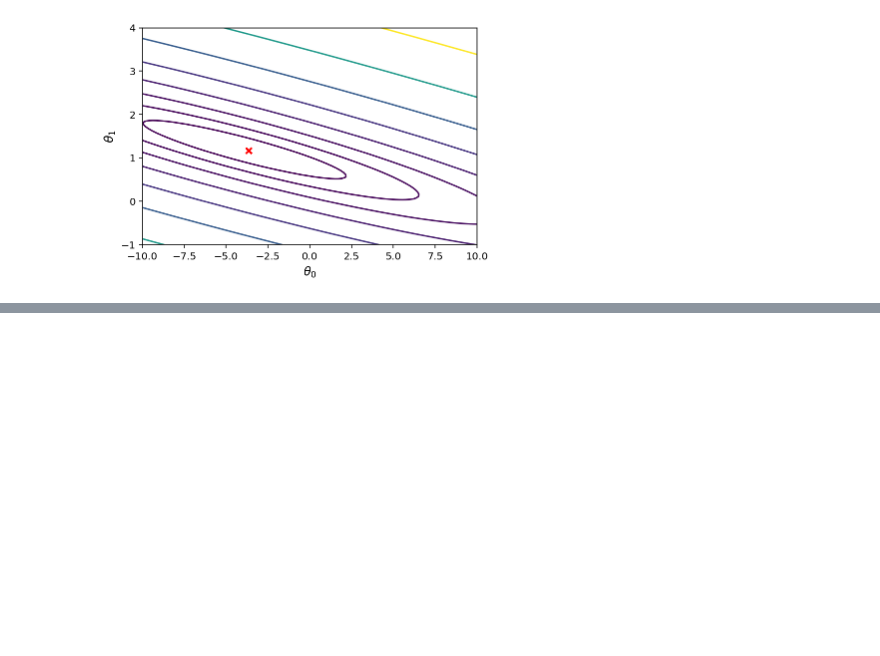
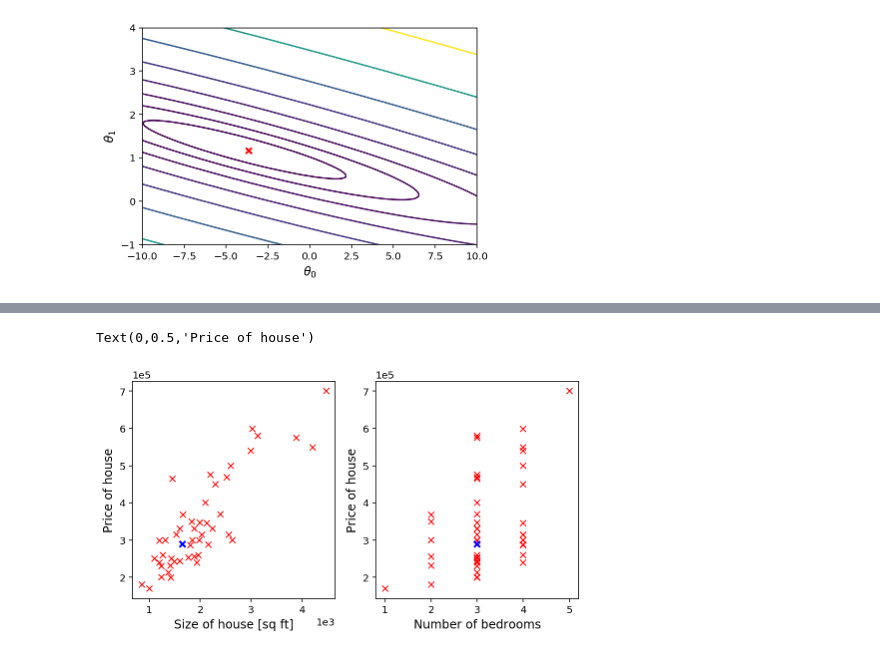
Before and after one commit to nialloh23/coursera-machine-learning, a Jupyter notebook: ex1/ml_ex1.ipynb, the cells around one changed output, grey strips where cells are left out. Cells and saved outputs as stored; diff of their text form; code cells hidden in the pictures; blank space fills up the shorter version.

```diff
--- a/ex1/ml_ex1.ipynb
+++ b/ex1/ml_ex1.ipynb
@@ -157,0 +262,16 @@ Text(0,0.5,'$\\theta_1$')
+# %%
+# plot the data and prediction
+fit, ax = plt.subplots(1, 2, figsize=(8,4))
+
+ax[0].plot(x[:,0], y, 'x', color='r')
+ax[0].plot(1650, predict, 'x', color='b', mew=2)
+ax[0].set_xlabel(r'Size of house [sq ft]')
+ax[0].set_ylabel(r'Price of house')
+
+ax[1].plot(x[:,1], y, 'x', color='r')
+ax[1].plot(3, predict, 'x', color='b', mew=2)
+ax[1].set_xlabel(r'Number of bedrooms')
+ax[1].set_ylabel(r'Price of house')
+# %% [output]
+Text(0,0.5,'Price of house')
+[figure, added]
```
Also changed, not shown: parts of 22 cells of this notebook.
